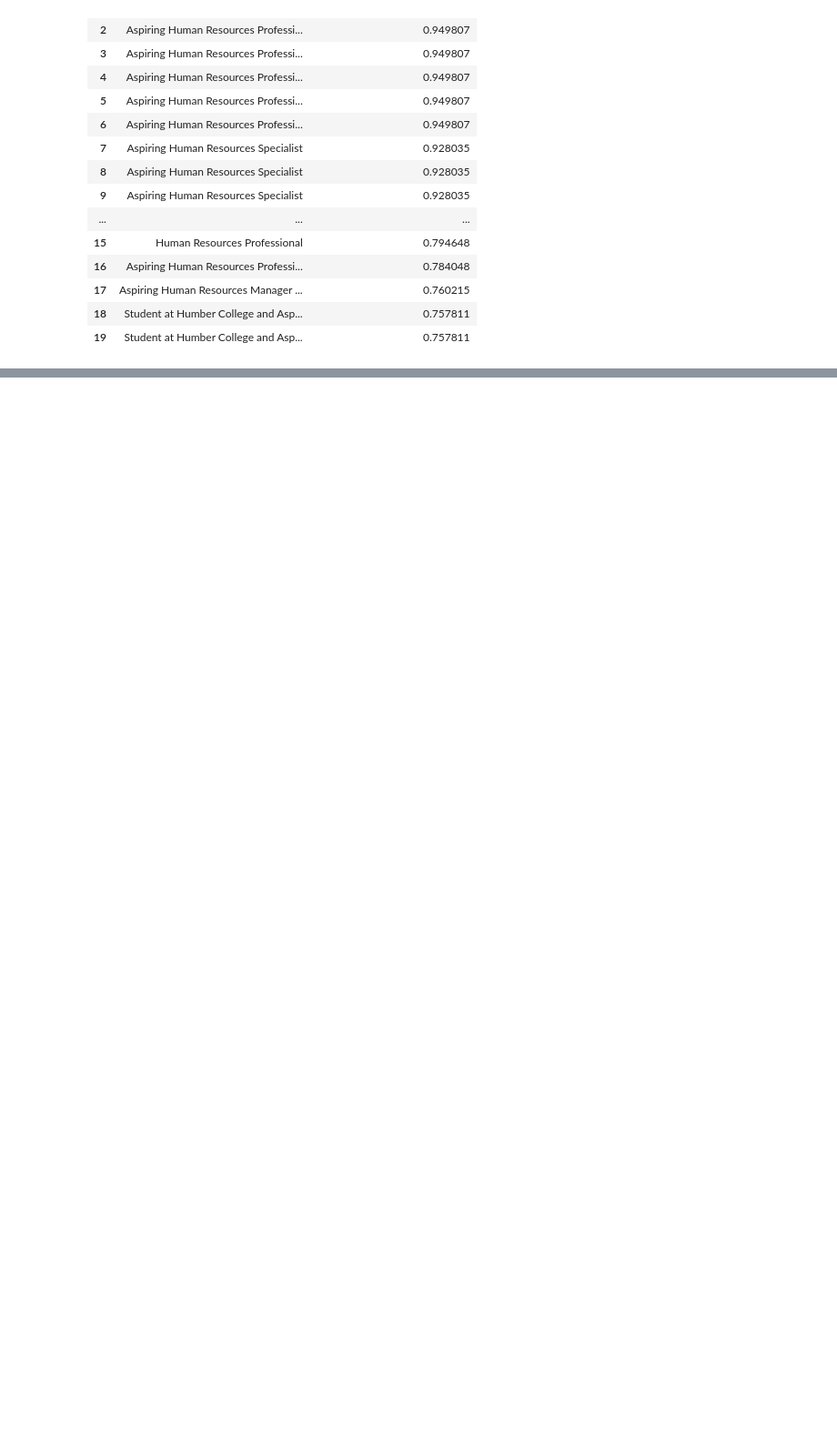
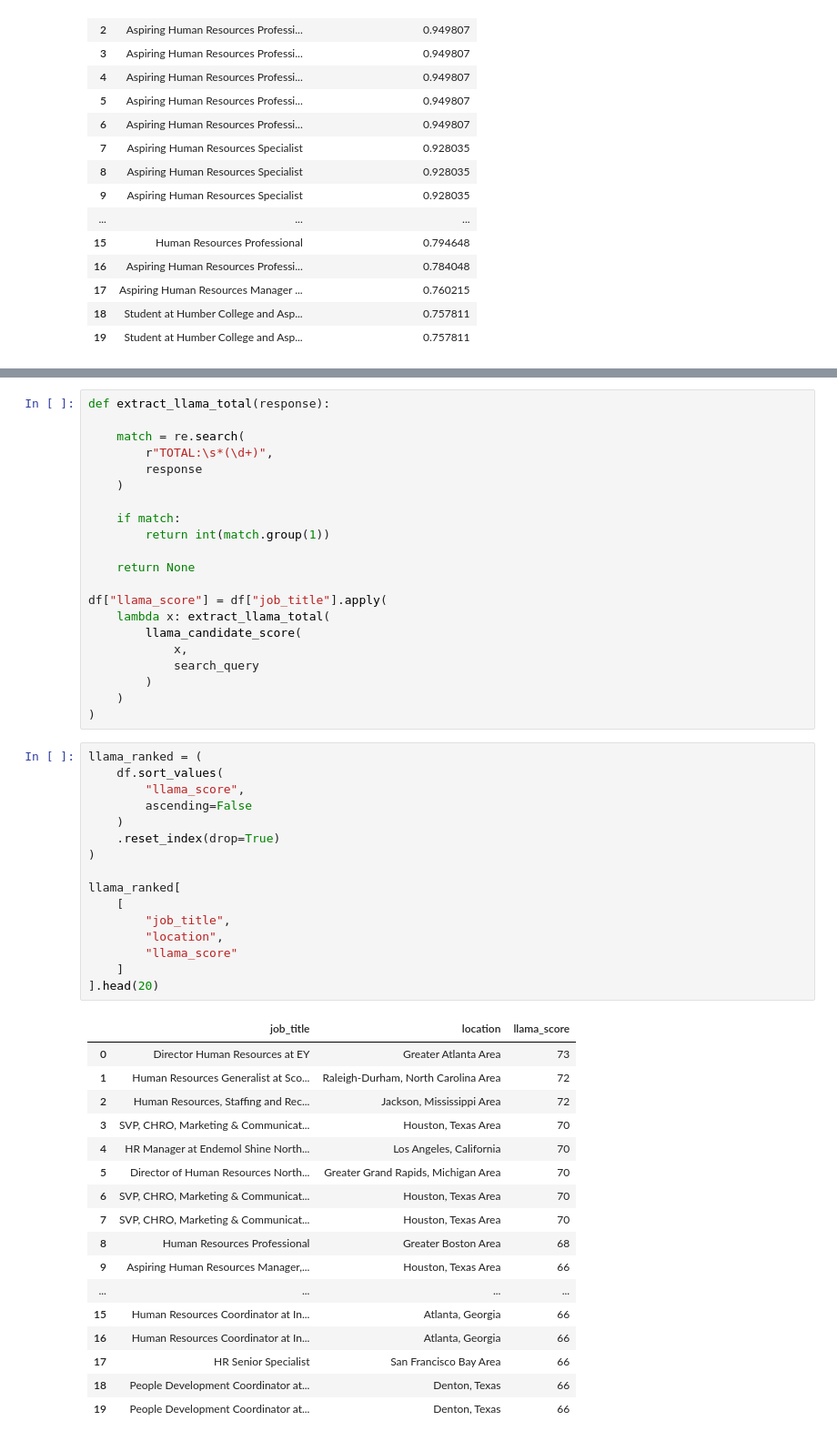
Before and after one commit to DillonR03/Potential-Talents-Candidate-Ranking-Model, a Jupyter notebook: PotentialTalentsNotebook.ipynb, the cells around one changed output, grey strips where cells are left out. Shown at 91% size. Cells and saved outputs as stored; diff of their text form; blank space fills up the shorter version.

Commit message:
Ollama Integration
Llama model imported into notebook, queried to find semantic similarity and rank candidates.

```diff
--- a/PotentialTalentsNotebook.ipynb
+++ b/PotentialTalentsNotebook.ipynb
@@ -832,0 +943,55 @@ sentence_ranked[
+# %%
+def extract_llama_total(response):
+
+    match = re.search(
+        r"TOTAL:\s*(\d+)",
+        response
+    )
+
+    if match:
+        return int(match.group(1))
+
+    return None
+
+df["llama_score"] = df["job_title"].apply(
+    lambda x: extract_llama_total(
+        llama_candidate_score(
+            x,
+            search_query
+        )
+    )
+)
+# %%
+llama_ranked = (
+    df.sort_values(
+        "llama_score",
+        ascending=False
+    )
+    .reset_index(drop=True)
+)
+
+llama_ranked[
+    [
+        "job_title",
+        "location",
+        "llama_score"
+    ]
+].head(20)
+# %% [output]
+|  | job_title | location | llama_score |
+| 0 | Director Human Resources at EY | Greater Atlanta Area | 73 |
+| 1 | Human Resources Generalist at Sco... | Raleigh-Durham, North Carolina Area | 72 |
+| 2 | Human Resources, Staffing and Rec... | Jackson, Mississippi Area | 72 |
+| 3 | SVP, CHRO, Marketing & Communicat... | Houston, Texas Area | 70 |
+| 4 | HR Manager at Endemol Shine North... | Los Angeles, California | 70 |
+| 5 | Director of Human Resources North... | Greater Grand Rapids, Michigan Area | 70 |
+| 6 | SVP, CHRO, Marketing & Communicat... | Houston, Texas Area | 70 |
+| 7 | SVP, CHRO, Marketing & Communicat... | Houston, Texas Area | 70 |
+| 8 | Human Resources Professional | Greater Boston Area | 68 |
+| 9 | Aspiring Human Resources Manager,... | Houston, Texas Area | 66 |
+| ... | ... | ... | ... |
+| 15 | Human Resources Coordinator at In... | Atlanta, Georgia | 66 |
+| 16 | Human Resources Coordinator at In... | Atlanta, Georgia | 66 |
+| 17 | HR Senior Specialist | San Francisco Bay Area | 66 |
+| 18 | People Development Coordinator at... | Denton, Texas | 66 |
+| 19 | People Development Coordinator at... | Denton, Texas | 66 |
```
Also changed, not shown: parts of 7 cells of this notebook.
